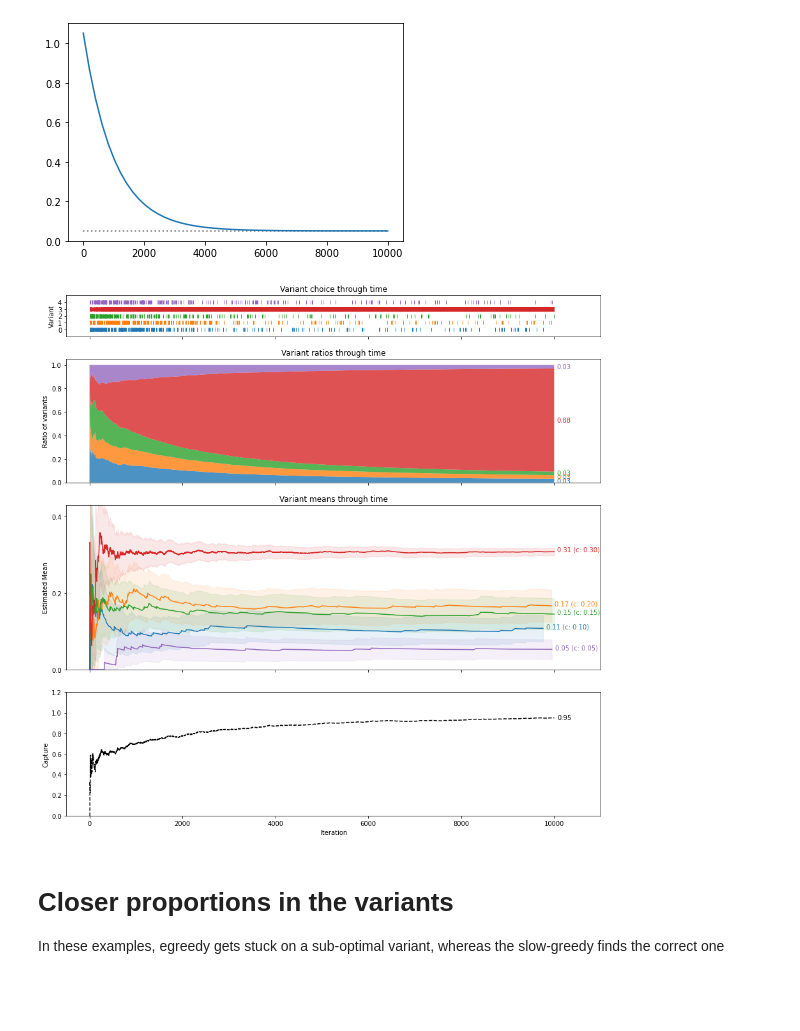
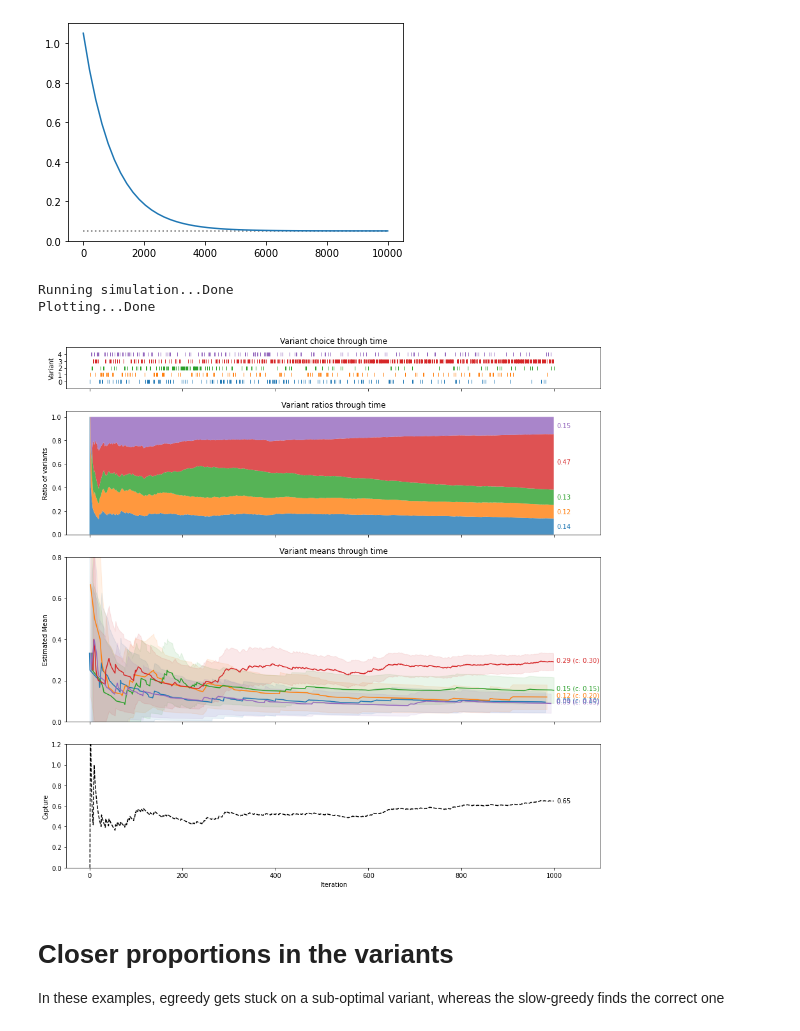
Before and after one commit to paul-stubley/portfolio, a Jupyter notebook: multi_armed_bandit/Multi_Armed_Bandit.ipynb, the cells around one changed output. Drawn from its saved outputs; the diff is of its cells as text; code cells hidden in the pictures; blank space fills up the shorter version.

```diff
--- a/multi_armed_bandit/Multi_Armed_Bandit.ipynb
+++ b/multi_armed_bandit/Multi_Armed_Bandit.ipynb
@@ -17,18 +17,5 @@ from numba import jit
 # Save default color list for use later
 prop_cycle = plt.rcParams['axes.prop_cycle']
 colors = prop_cycle.by_key()['color']
-# %%
-proportions = [0.1,0.2,0.15,0.3,0.05]
-
-
-# for person in range(10_000):
-#     # Place person into one of the variants at random
-#     variant = np.random.choice(range(len(proportions)),p=means[person])
-#     results[variant].update({person:np.random.binomial(1,proportions[variant])})
-#     if person > 1000:
-#         means_temp = np.array([np.mean(list(results[i].values())) for i in results.keys()])
-#         means.append(means_temp/means_temp.sum())
-#     else:
-#         means.append(means_init)
 # %%
 class simulation():
@@ -222,11 +319,13 @@ plt.hlines(base_epsilon,0,10_000, color='grey',ls=':')
 <matplotlib.collections.LineCollection at 0x...>
 [figure]
 # %%
-egreedy = simulation(sim_type='slow_greedy', epsilon = 0.05)
-egreedy.run_simulation()
-egreedy.plot_simulation_output()
+slow_greedy = simulation(sim_type='slow_greedy', epsilon = 0.05, iterations=1_000)
+slow_greedy.run_simulation()
+slow_greedy.plot_simulation_output()
 # %% [output]
+Running simulation...Done
+Plotting...Done
-[figure, old version]
+[figure, new version]
 # %% [markdown]
 # Closer proportions in the variants
 
```
Also changed, not shown: parts of 21 cells of this notebook.
